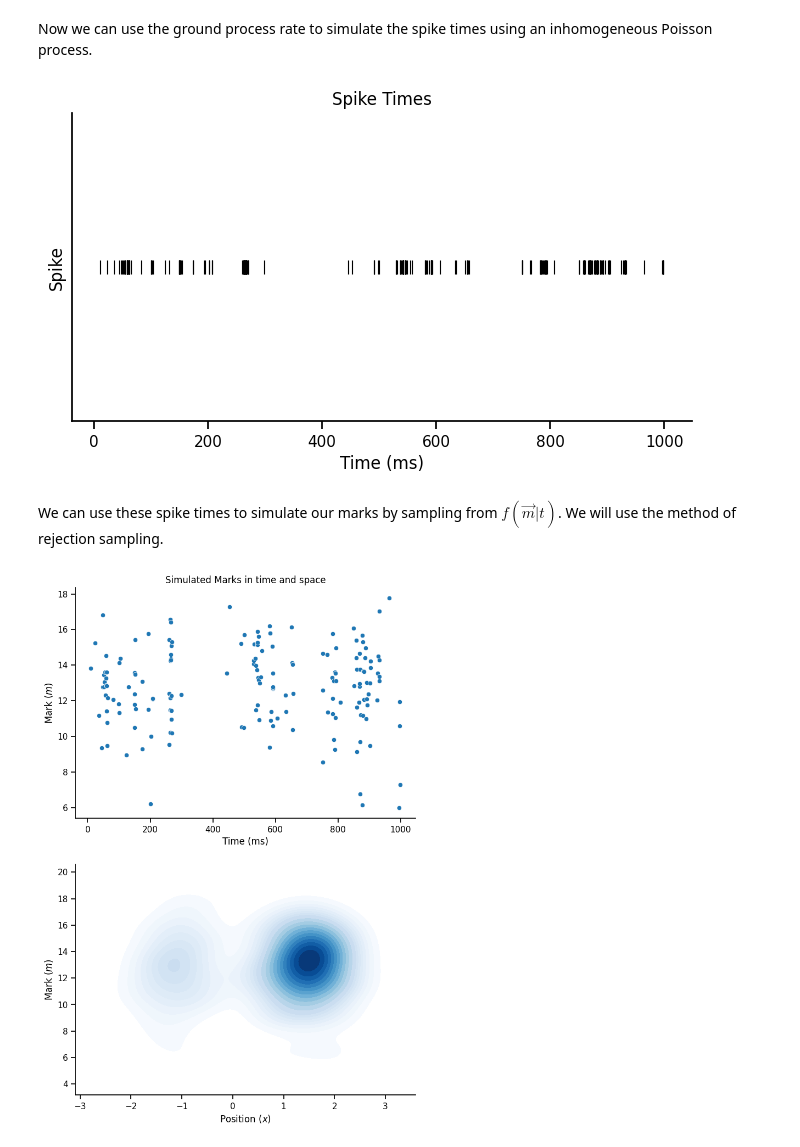
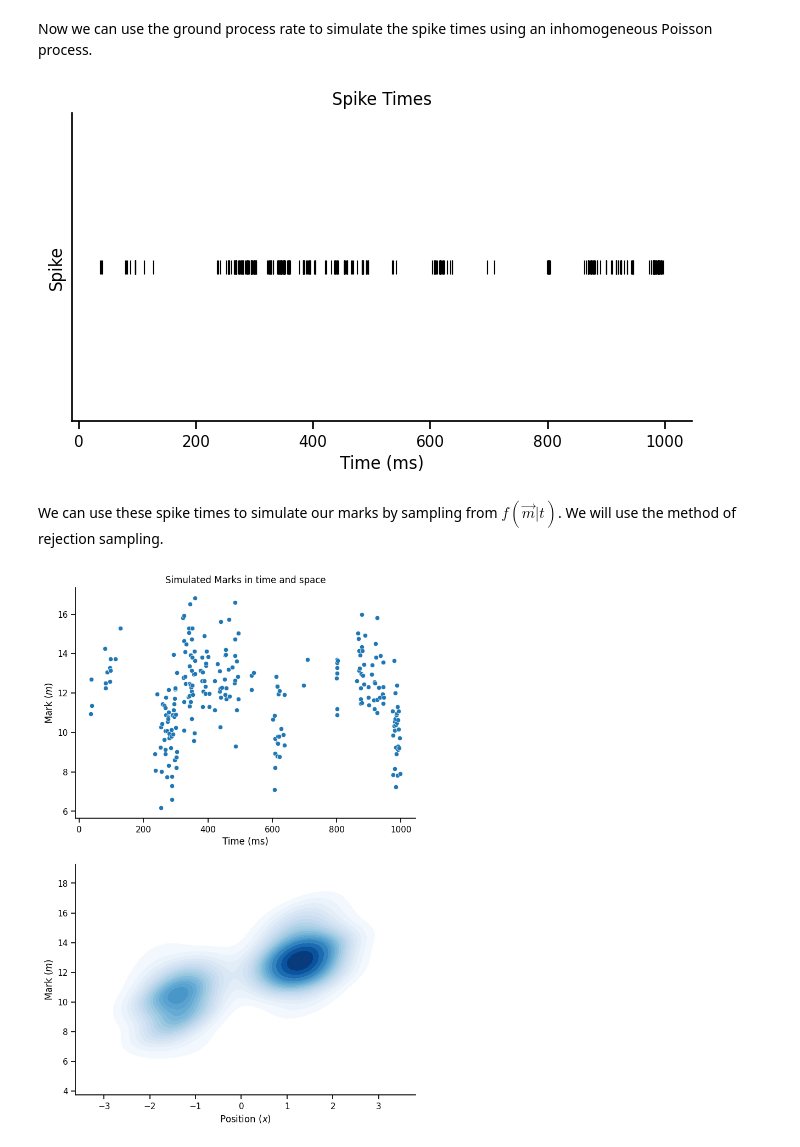
Before and after one commit to Sid-Rafilson-1617/Clusterless-Decoding, a Jupyter notebook: SimulatedData.ipynb, the cells around one changed output. Drawn from its saved outputs; the diff is of its cells as text; code cells hidden in the pictures.

```diff
--- a/SimulatedData.ipynb
+++ b/SimulatedData.ipynb
@@ -41,7 +41,7 @@ def joint_mark_intensity(x, m, mu_x, mu_m, sigma_x, sigma_m, a):
 
     jmi = 0
     for c in [0,1]:
-        jmi += np.exp((a[c]- (x - mu_x[c])**2) / (2*sigma_x[c]**2)  -  ((m - mu_m[c])**2) / (2*sigma_m[c]**2))
+        jmi += np.exp((a[c] - ((x - mu_x[c])**2) / (2*sigma_x[c]**2))  -  ((m - mu_m[c])**2) / (2*sigma_m[c]**2))
 
     return jmi
 # %% [markdown]
@@ -95,12 +95,12 @@ def InHomoPoisson(rate, t_old):
 # %% [markdown]
 Finally, we can define the pdf from which the marks associated with the spike train which are sampled $f(\vec{m}|t) = \frac{\lambda(t, \vec{m})}{\Lambda(t|H_t)}$
 # %%
-def marks_pdf(m, t, x, mu_x, mu_m, sigma_x, sigma_m, a):
+def marks_pdf(m, x, mu_x, mu_m, sigma_x, sigma_m, a):
     '''
     The marks pdf for our simulation model which is the joint mark intensity divided by the ground process rate.
     '''
 
-    return joint_mark_intensity(x[t], m, mu_x, mu_m, sigma_x, sigma_m, a) / ground_process_rate(x[t], mu_x, sigma_x, a)
+    return joint_mark_intensity(x, m, mu_x, mu_m, sigma_x, sigma_m, a) / ground_process_rate(x, mu_x, sigma_x, a)
 # %% [markdown]
 ### Simulating the neural data
 # %% [markdown]
@@ -109,9 +109,9 @@ Now that our functions are defined, the first thing to do is simulate our ground
 # Defining the parameters of the simulation model
 mu_x = [-1.5, 1.5]
 sigma_x = [np.sqrt(0.1), np.sqrt(0.1)]
-a = [0.01, 0.01]
+a = [0.1, 0.1]
 mu_m = [10, 13]
-sigma_m = [2,2]
+sigma_m = [np.sqrt(2),np.sqrt(2)]
 
 # simulating the ground process rate
 rate = np.zeros(n_timesteps)
@@ -153,40 +153,41 @@ plt.title('Spike Times')
 sns.despine()
 plt.show()
 # %% [output]
-[figure, old version]
+[figure, new version]
 # %% [markdown]
 We can use these spike times to simulate our marks by sampling from $f(\vec{m}|t)$. We will use the method of rejection sampling.
 # %%
 # Rejection sampling
-def sample_from_marks_pdf(pdf, m_min, m_max, t, x, mu_x, mu_m, sigma_x, sigma_m, a, n_samples):
+def sample_from_marks_pdf(pdf, m_min, m_max, x, mu_x, mu_m, sigma_x, sigma_m, a, n_samples):
     samples = []
     while len(samples) < n_samples:
         m = np.random.uniform(m_min, m_max)  # Sample m uniformly in range
         y = np.random.uniform(0, 1)         # Use 1 as an upper bound for PDF
-        if y < pdf(m, t, x, mu_x, mu_m, sigma_x, sigma_m, a):
+        if y < pdf(m, x, mu_x, mu_m, sigma_x, sigma_m, a):
             samples.append(m)
     return np.array(samples)
 
 
 # simulating the marks
 marks = []
 x_spikes = x[np.array(spike_times, dtype = int)]
 for t in range(len(spike_times)):
-    marks.append(sample_from_marks_pdf(marks_pdf, 0, 20, t, x, mu_x, mu_m, sigma_x, sigma_m, a, 1)[0])
+    current_x = x_spikes[t]
+    marks.append(sample_from_marks_pdf(marks_pdf, 0, 20, current_x, mu_x, mu_m, sigma_x, sigma_m, a, 1)[0])
 
 
 # plotting the marks as a function of time
 fig, axs = plt.subplots(2,1, figsize=(8, 12))
 sns.scatterplot(x = spike_times, y = marks, ax=axs[0])
 sns.kdeplot(x = x_spikes, y = marks, cmap='Blues', fill = True, levels = 20, ax=axs[1])
 axs[0].set_xlabel('Time (ms)')
 axs[0].set_ylabel('Mark $(m)$')
 axs[0].set_title('Simulated Marks in time and space')
 axs[1].set_xlabel('Position $(x)$')
 axs[1].set_ylabel('Mark $(m)$')
 
 
 sns.despine()
 plt.show()
 # %% [output]
-[figure, old version]
+[figure, new version]
```
Also changed, not shown: parts of 12 cells of this notebook.
